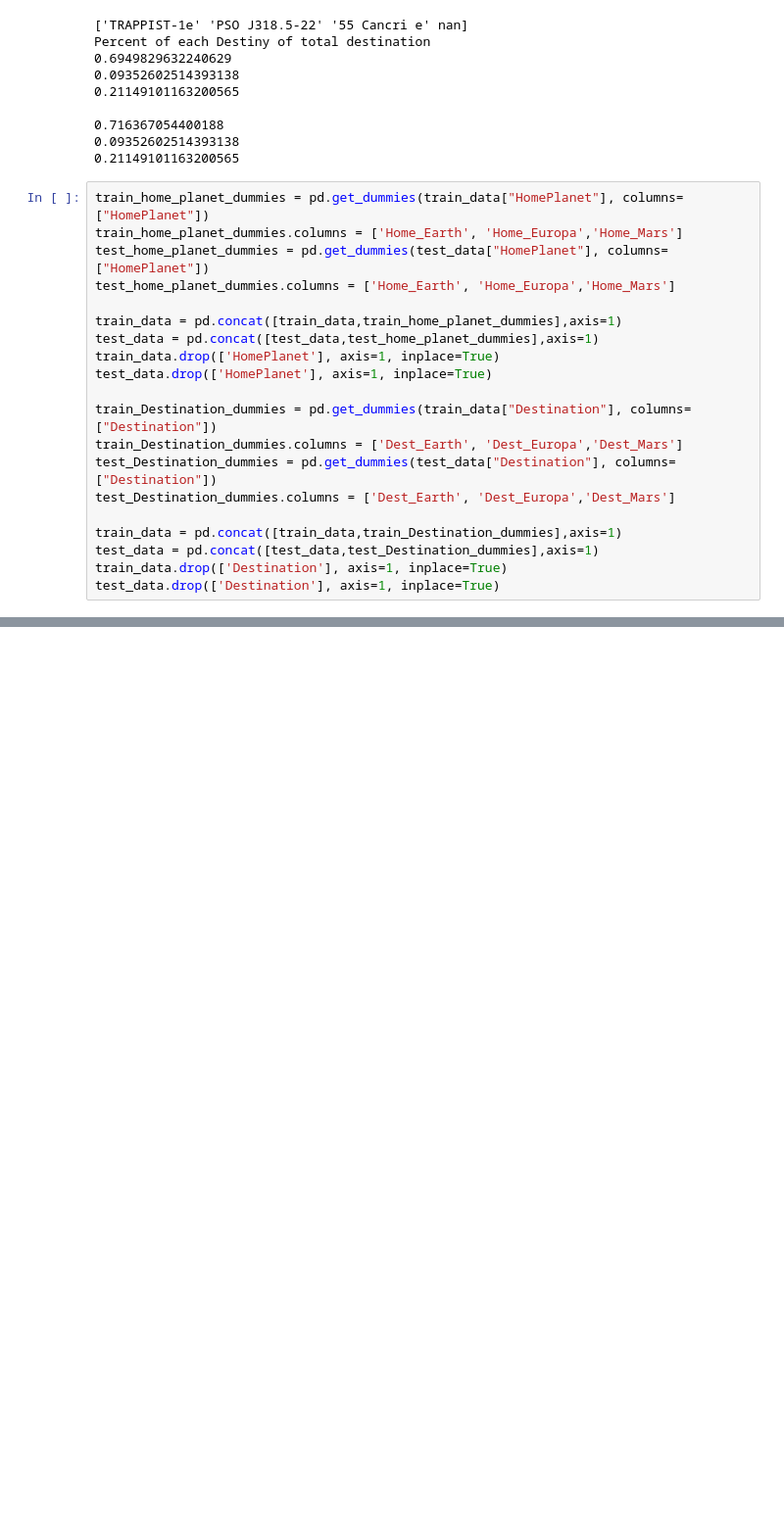
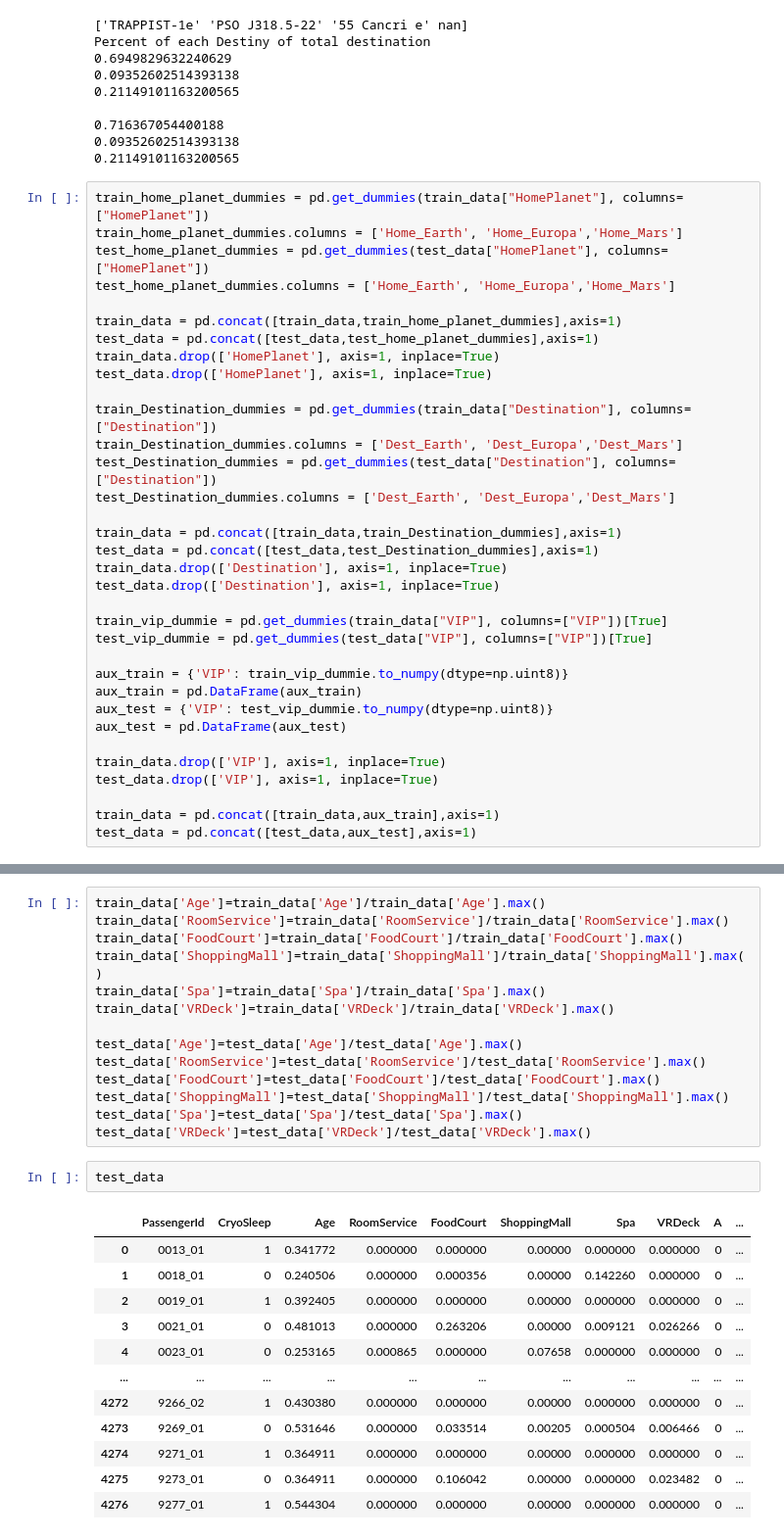
Before and after one commit to CarlosHenriqueMatos/Kaggle, a Jupyter notebook: Spaceship Titanic.ipynb, the cells around one changed output, grey strips where cells are left out. Shown at 98% size. Drawn from its saved outputs; the diff is of its cells as text; blank space fills up the shorter version.

```diff
--- a/Spaceship Titanic.ipynb
+++ b/Spaceship Titanic.ipynb
@@ -136,3 +136,17 @@ train_data = pd.concat([train_data,train_Destination_dummies],axis=1)
 test_data = pd.concat([test_data,test_Destination_dummies],axis=1)
 train_data.drop(['Destination'], axis=1, inplace=True)
 test_data.drop(['Destination'], axis=1, inplace=True)
+
+train_vip_dummie = pd.get_dummies(train_data["VIP"], columns=["VIP"])[True]
+test_vip_dummie = pd.get_dummies(test_data["VIP"], columns=["VIP"])[True]
+
+aux_train = {'VIP': train_vip_dummie.to_numpy(dtype=np.uint8)}
+aux_train = pd.DataFrame(aux_train)
+aux_test = {'VIP': test_vip_dummie.to_numpy(dtype=np.uint8)}
+aux_test = pd.DataFrame(aux_test)
+
+train_data.drop(['VIP'], axis=1, inplace=True)
+test_data.drop(['VIP'], axis=1, inplace=True)
+
+train_data = pd.concat([train_data,aux_train],axis=1)
+test_data = pd.concat([test_data,aux_test],axis=1)
@@ -175,0 +240,29 @@ x = np.uint64(5)
+# %%
+train_data['Age']=train_data['Age']/train_data['Age'].max()
+train_data['RoomService']=train_data['RoomService']/train_data['RoomService'].max()
+train_data['FoodCourt']=train_data['FoodCourt']/train_data['FoodCourt'].max()
+train_data['ShoppingMall']=train_data['ShoppingMall']/train_data['ShoppingMall'].max()
+train_data['Spa']=train_data['Spa']/train_data['Spa'].max()
+train_data['VRDeck']=train_data['VRDeck']/train_data['VRDeck'].max()
+
+test_data['Age']=test_data['Age']/test_data['Age'].max()
+test_data['RoomService']=test_data['RoomService']/test_data['RoomService'].max()
+test_data['FoodCourt']=test_data['FoodCourt']/test_data['FoodCourt'].max()
+test_data['ShoppingMall']=test_data['ShoppingMall']/test_data['ShoppingMall'].max()
+test_data['Spa']=test_data['Spa']/test_data['Spa'].max()
+test_data['VRDeck']=test_data['VRDeck']/test_data['VRDeck'].max()
+# %%
+test_data
+# %% [output]
+|  | PassengerId | CryoSleep | Age | RoomService | FoodCourt | ShoppingMall | Spa | VRDeck | A | ... |
+| 0 | 0013_01 | 1 | 0.341772 | 0.000000 | 0.000000 | 0.00000 | 0.000000 | 0.000000 | 0 | ... |
+| 1 | 0018_01 | 0 | 0.240506 | 0.000000 | 0.000356 | 0.00000 | 0.142260 | 0.000000 | 0 | ... |
+| 2 | 0019_01 | 1 | 0.392405 | 0.000000 | 0.000000 | 0.00000 | 0.000000 | 0.000000 | 0 | ... |
+| 3 | 0021_01 | 0 | 0.481013 | 0.000000 | 0.263206 | 0.00000 | 0.009121 | 0.026266 | 0 | ... |
+| 4 | 0023_01 | 0 | 0.253165 | 0.000865 | 0.000000 | 0.07658 | 0.000000 | 0.000000 | 0 | ... |
+| ... | ... | ... | ... | ... | ... | ... | ... | ... | ... | ... |
+| 4272 | 9266_02 | 1 | 0.430380 | 0.000000 | 0.000000 | 0.00000 | 0.000000 | 0.000000 | 0 | ... |
+| 4273 | 9269_01 | 0 | 0.531646 | 0.000000 | 0.033514 | 0.00205 | 0.000504 | 0.006466 | 0 | ... |
+| 4274 | 9271_01 | 1 | 0.364911 | 0.000000 | 0.000000 | 0.00000 | 0.000000 | 0.000000 | 0 | ... |
+| 4275 | 9273_01 | 0 | 0.364911 | 0.000000 | 0.106042 | 0.00000 | 0.000000 | 0.023482 | 0 | ... |
+| 4276 | 9277_01 | 1 | 0.544304 | 0.000000 | 0.000000 | 0.00000 | 0.000000 | 0.000000 | 0 | ... |
```
Also changed, not shown: parts of 8 cells of this notebook.
